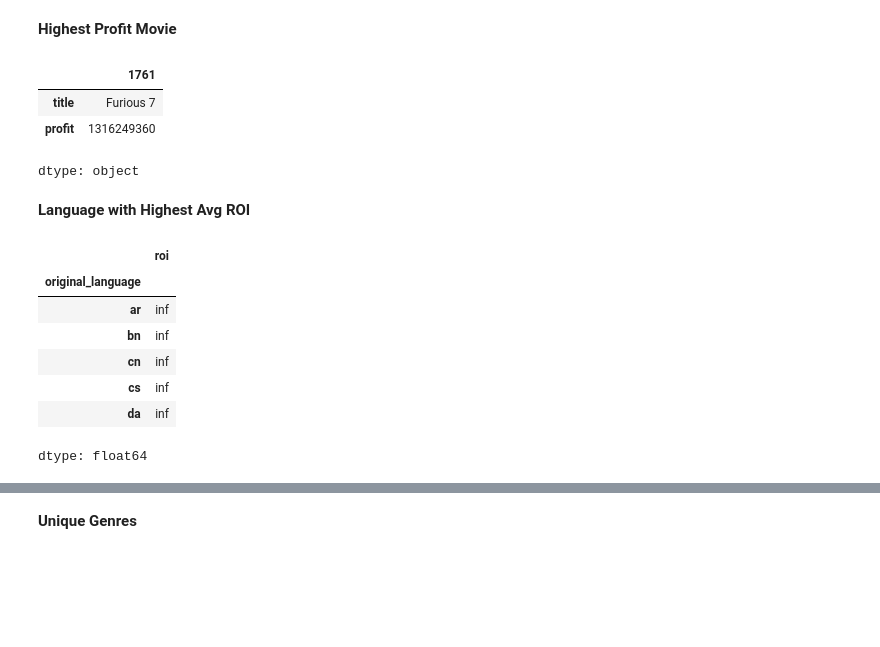
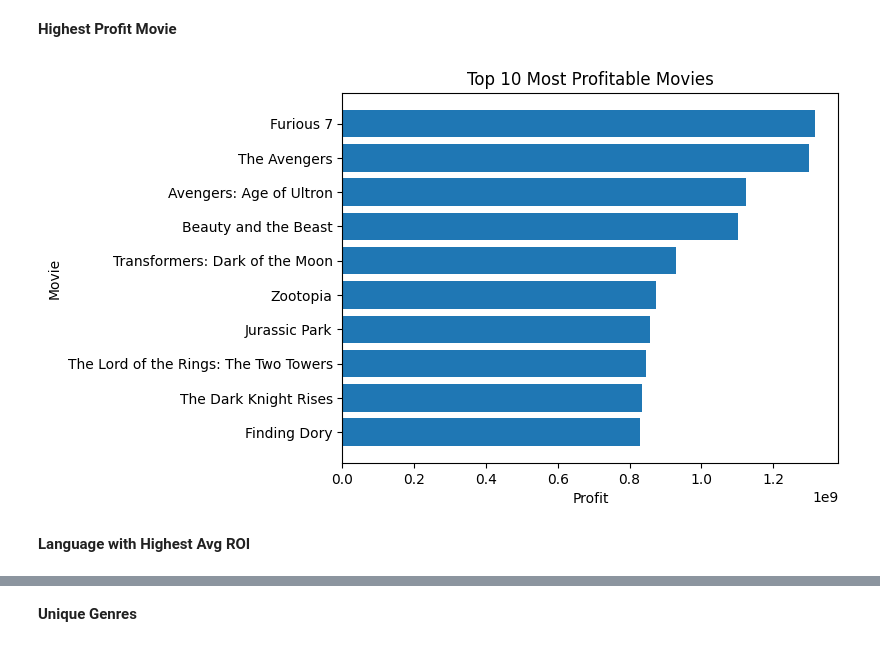
Before and after one commit to artreas/DATA_SCEINCE_ASSIGNMENT, a Jupyter notebook: movie_profit_roi_analysis.ipynb, the cells around one changed output, grey strips where cells are left out. Cells and saved outputs as stored; diff of their text form; code cells hidden in the pictures; blank space fills up the shorter version.

```diff
--- a/movie_profit_roi_analysis.ipynb
+++ b/movie_profit_roi_analysis.ipynb
@@ -146,26 +157,22 @@ df['profit'] = df['revenue'] - df['budget']
 df['roi'] = df['profit'] / df['budget']
 # %% [markdown]
 **Highest Profit Movie**
-# %%
-max_profit_movie = df.loc[df['profit'].idxmax()]
-
-max_profit_movie[['title', 'profit']]
-# %% [output]
-|  | 1761 |
-| title | Furious 7 |
-| profit | 1316249360 |
-dtype: object
+# %%
+max_profit_movie = df.loc[df['profit'].idxmax()]
+
+max_profit_movie[['title', 'profit']]
+import matplotlib.pyplot as plt
+
+top_movies = df.sort_values(by='profit', ascending=False).head(10)
+
+plt.figure()
+plt.barh(top_movies['title'], top_movies['profit'])
+plt.xlabel("Profit")
+plt.ylabel("Movie")
+plt.title("Top 10 Most Profitable Movies")
+plt.gca().invert_yaxis()
+plt.show()
+# %% [output]
+[figure, added]
 # %% [markdown]
 **Language with Highest Avg ROI**
-# %%
-lang_roi = df.groupby('original_language')['roi'].mean().sort_values(ascending=False)
-lang_roi.head()
-# %% [output]
-|  | roi |
-| original_language |  |
-| ar | inf |
-| bn | inf |
-| cn | inf |
-| cs | inf |
-| da | inf |
-dtype: float64
```
Also changed, not shown: parts of 10 cells of this notebook.
